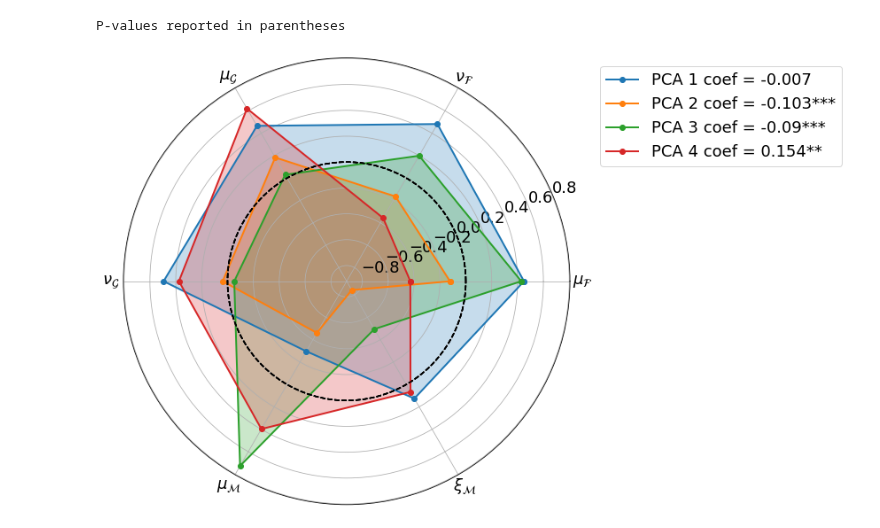
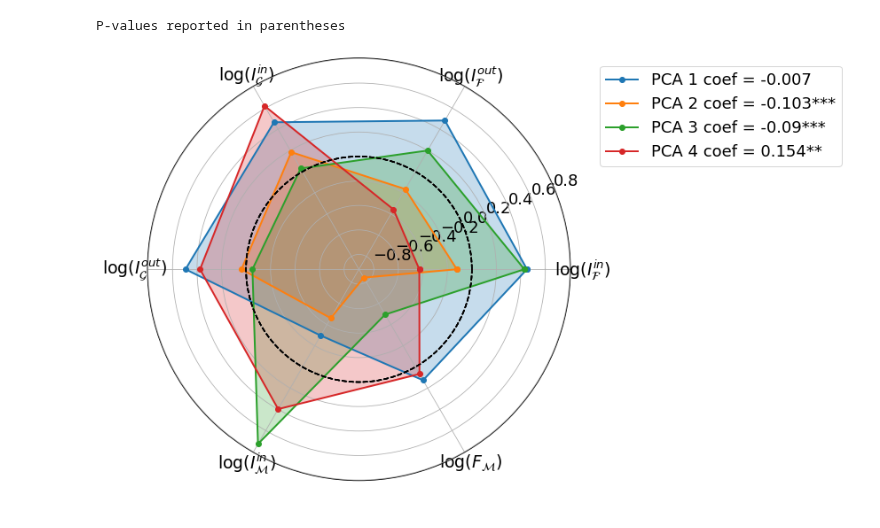
Before and after one commit to jaimeoliver1/social_capital_in_trade_networks, a Jupyter notebook: notebooks/01_01_linear_models_social_capital.ipynb, the cells around one changed output. Cells and saved outputs as stored; diff of their text form; code cells hidden in the pictures.

```diff
--- a/notebooks/01_01_linear_models_social_capital.ipynb
+++ b/notebooks/01_01_linear_models_social_capital.ipynb
@@ -40,6 +40,15 @@ label_dict = {'financial_hubs': r'$\mu_\mathcal{F}$',
              'human_in_favor':r'$\xi_\mathcal{M}$',
              'log_GFCF':r'$\alpha$',
              'log_wkn_population':r'$\beta$',}
+
+label_dict = {'financial_hubs': r'$\log(I^{in}_\mathcal{F})$',
+             'financial_authorities': r'$\log(I^{out}_\mathcal{F})$',
+             'goods_hubs': r'$\log(I^{in}_\mathcal{G})$',
+             'goods_authorities': r'$\log(I^{out}_\mathcal{G})$',
+             'human_hubs': r'$\log(I^{in}_\mathcal{M})$',
+             'human_in_favor':r'$\log(F_{\mathcal{M}})$',
+             'log_GFCF':r'$\log(K)$',
+             'log_wkn_population':r'$\log(L)$',}
 # %%
 reduced_terms_list, df_model = data_loader(output_filepath)
 # %%
@@ -449,6 +458,8 @@ labels =['$\\mu_\\mathcal{F}$',
          '$\\nu_\\mathcal{G}$',
          '$\\mu_\\mathcal{M}$',
          '$\\xi_\\mathcal{M}$',]
+
+labels = ['$\\log(I^{in}_\\mathcal{F})$', '$\\log(I^{out}_\\mathcal{F})$', '$\\log(I^{in}_\\mathcal{G})$', '$\\log(I^{out}_\\mathcal{G})$', '$\\log(I^{in}_\\mathcal{M})$', '$\\log(F_{\\mathcal{M}})$']
 
 stats_vector = pipe['reduce_dims'].components_[0]
 
@@ -462,31 +473,32 @@ def convert_pvalue_stars(p):
     if 0.05<p<0.1:
         return "*"
     elif 0.01<p<0.05:
         return "**"
     elif p<=0.01:
         return "***"
     else:
         return ""
 
 for i in range(n):
     stats_vector = df_radar.loc[i,labels]
     c = round(df_radar.loc[i,'coefs'], 3)
     p =  round(df_radar.loc[i,'pvalues'], 3)
     ax.plot(np.concatenate((angles,[angles[0]])), np.concatenate((stats_vector,[stats_vector[0]])),
             'o-',
             linewidth=2,
             label = f'''PCA {i+1} coef = {c}{convert_pvalue_stars(p)}'''
     )
     ax.fill(angles, stats_vector, alpha=0.25)
     ax.plot(circle_angles, np.zeros_like(circle_angles), 'k--')
 
 plt.legend(bbox_to_anchor=(1.05, 1), loc='upper left')
+plt.rc('xtick',labelsize=19)
 ax.set_thetagrids(angles * 180/np.pi, labels)
 ax.grid(True)
 
 plt.tight_layout()
 save_to = os.path.join(Path(os.getcwd()).parent.resolve(), 'reports', 'figures', f'pca_results.png')
 plt.savefig(save_to, transparent=False)
 plt.show()
 # %% [output]
-[figure, old version]
+[figure, new version]
```
Also changed, not shown: parts of 1 cell of this notebook, 5 other files.
